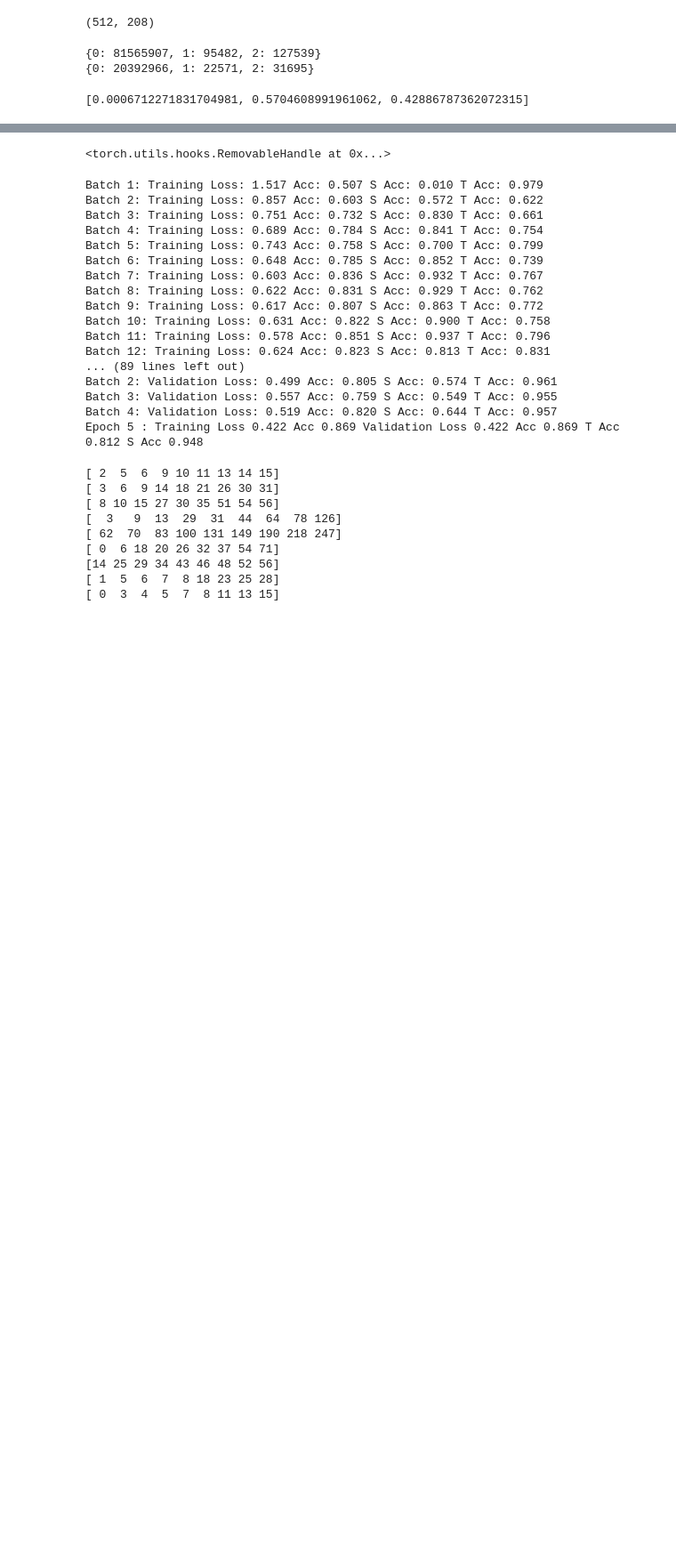
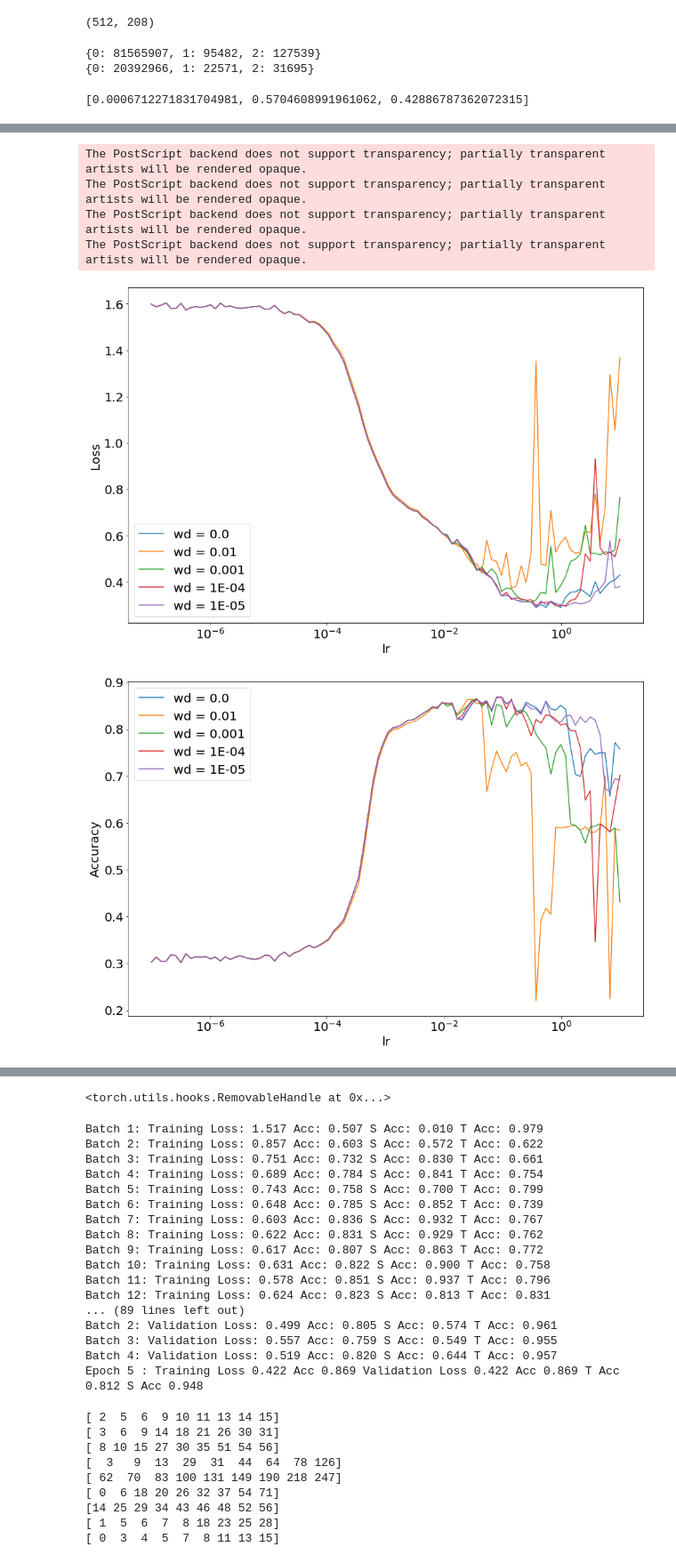
Before and after one commit to AndyChappell/SemanticSegmentation, a Jupyter notebook: dune_network.ipynb, the cells around one changed output, grey strips where cells are left out. Shown at 89% size. Saved outputs shown, nothing was run; the diff lists cells and outputs as text; code cells hidden in the pictures; blank space fills up the shorter version.

```diff
--- a/dune_network.ipynb
+++ b/dune_network.ipynb
@@ -305,3 +340,33 @@ The PostScript backend does not support transparency; partially transparent arti
+# %%
+def plot_lr_variable(lrs, vars, label, name, wds):
+    fig, ax = plt.subplots(figsize=(15,10))
+    ax.set_title('')
+    ax.set_xlabel("lr", fontsize=20)
+    ax.set_xscale("log")
+    ax.set_ylabel(label, fontsize=20)
+    plt.tick_params(labelsize=20)
+    for i in range(len(vars)):
+        if i > 2:
+            ax.plot(lrs, vars[i], label=f"wd = {wds[i]:.0E}")
+        else:
+            ax.plot(lrs, vars[i], label=f"wd = {wds[i]}")
+    plt.legend(prop={'size': 20})
+    iu.save_figure(fig, name)
+# %%
+from operator import itemgetter
+wds = [0., 1e-1, 1e-2, 1e-3, 1e-4, 1e-5, 1e-6, 1e-7]
+sub_wds = itemgetter(0, 2, 3, 4, 5)(wds)
+sub_losses = itemgetter(0, 2, 3, 4, 5)(losses)
+sub_accuracies = itemgetter(0, 2, 3, 4, 5)(accuracies)
+plot_lr_variable(lrs[0], sub_losses, "Loss", "LRFinderLosses", sub_wds)
+plot_lr_variable(lrs[0], sub_accuracies, "Accuracy", "LRFinderAccuracies", sub_wds)
+# %% [output]
+The PostScript backend does not support transparency; partially transparent artists will be rendered opaque.
+The PostScript backend does not support transparency; partially transparent artists will be rendered opaque.
+The PostScript backend does not support transparency; partially transparent artists will be rendered opaque.
+The PostScript backend does not support transparency; partially transparent artists will be rendered opaque.
+[figure, added]
+[figure, added]
 # %%
 !tar cvzf images.tar.gz *.png *.pdf *.eps
 # %% [output]
```
Also changed, not shown: parts of 9 cells of this notebook.
